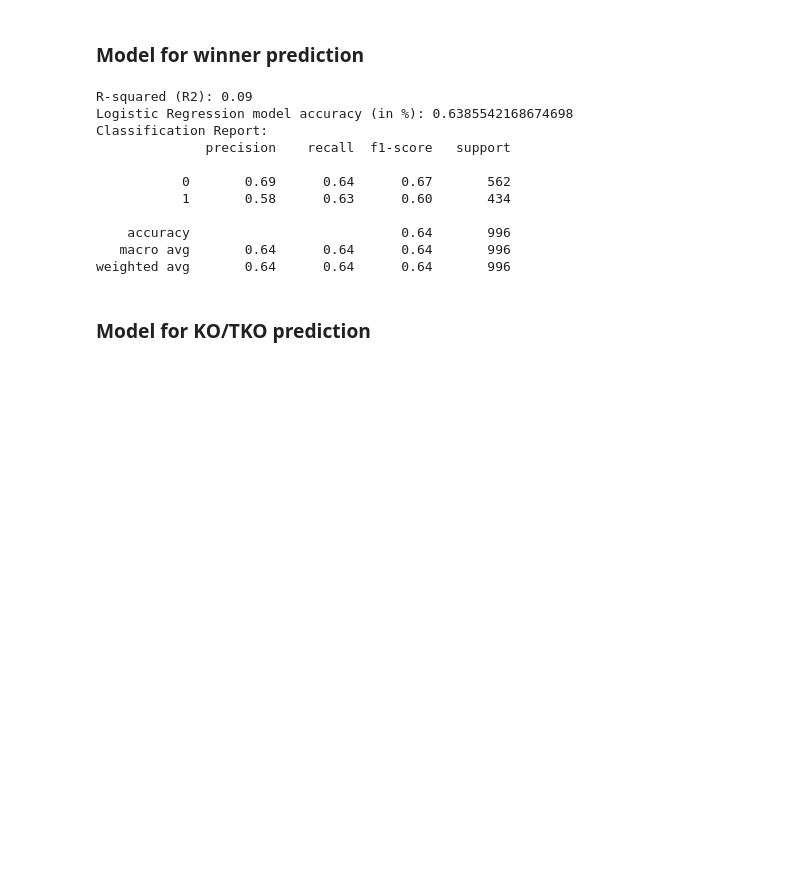
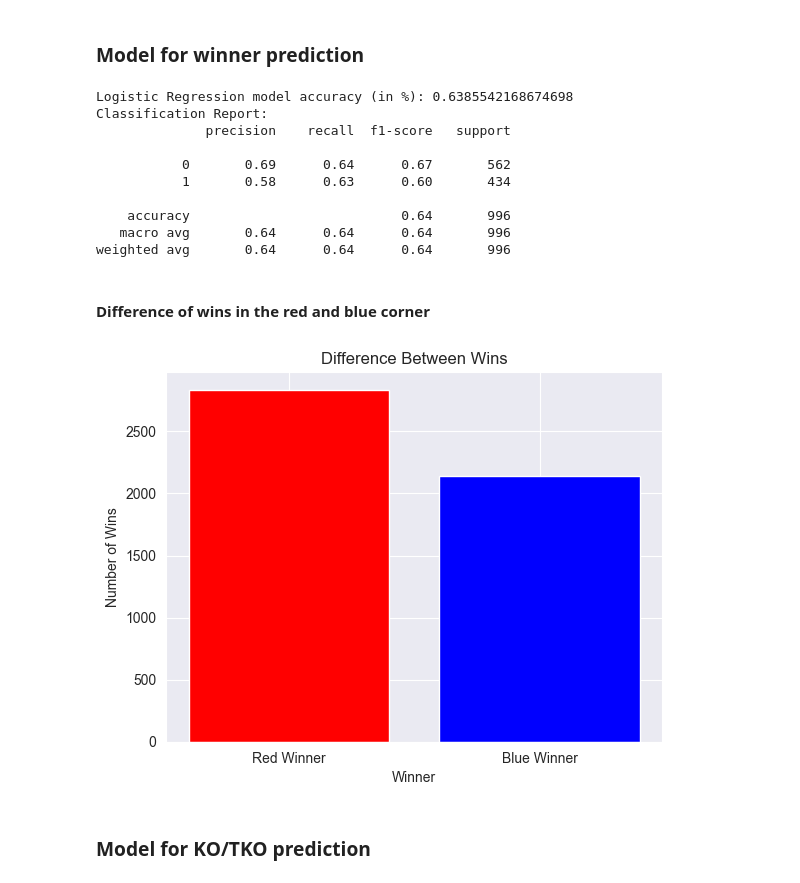
Before and after one commit to BurovDanil/MinorAI, a Jupyter notebook: PythonCR/Personal project/LogisticRegressionUFC.ipynb, the cells around one changed output. Drawn from its saved outputs; the diff is of its cells as text; code cells hidden in the pictures; blank space fills up the shorter version.

```diff
--- a/PythonCR/Personal project/LogisticRegressionUFC.ipynb
+++ b/PythonCR/Personal project/LogisticRegressionUFC.ipynb
@@ -396,16 +398,12 @@ model.fit(x_train, y_train)
 y_pred = model.predict(x_test)
 y_pred_proba = model.predict_proba(x_test)
 
-r2 = r2_score(pd.get_dummies(y_test), y_pred_proba)
-print(f"R-squared (R2): {r2:.2f}")
-
 acc = accuracy_score(y_test, y_pred)
 print("Logistic Regression model accuracy (in %):", acc)
 
 print("Classification Report:")
 print(classification_report(y_test, y_pred))
 # %% [output]
-R-squared (R2): 0.09
 Logistic Regression model accuracy (in %): 0.6385542168674698
 Classification Report:
               precision    recall  f1-score   support
@@ -416,6 +414,22 @@ Classification Report:
     accuracy                           0.64       996
    macro avg       0.64      0.64      0.64       996
 weighted avg       0.64      0.64      0.64       996
+# %% [markdown]
+#### Difference of wins in the red and blue corner
+# %%
+red_winner = ufc_data_master[ufc_data_master['Winner'] == 0].shape[0]
+blue_winner = ufc_data_master[ufc_data_master['Winner'] == 1].shape[0]
+
+categories = ['Red Winner', 'Blue Winner']
+values = [red_winner, blue_winner]
+
+plt.bar(categories, values, color=['red', 'blue'])
+plt.title('Difference Between Wins')
+plt.xlabel('Winner')
+plt.ylabel('Number of Wins')
+plt.show()
+# %% [output]
+[figure, added]
 # %% [markdown]
 ### Model for KO/TKO prediction
 # %%
```
Also changed, not shown: parts of 6 cells of this notebook, 13 other files.
